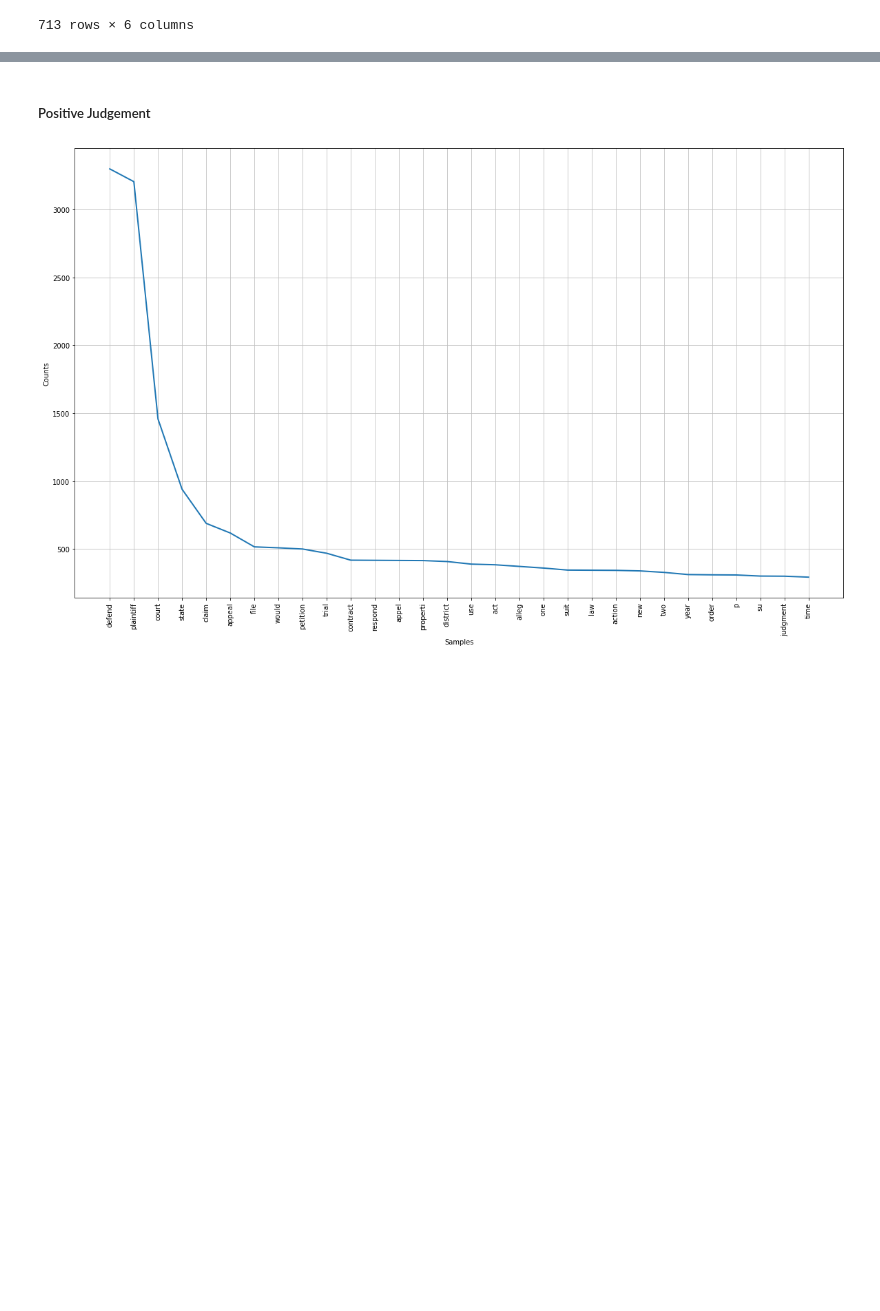
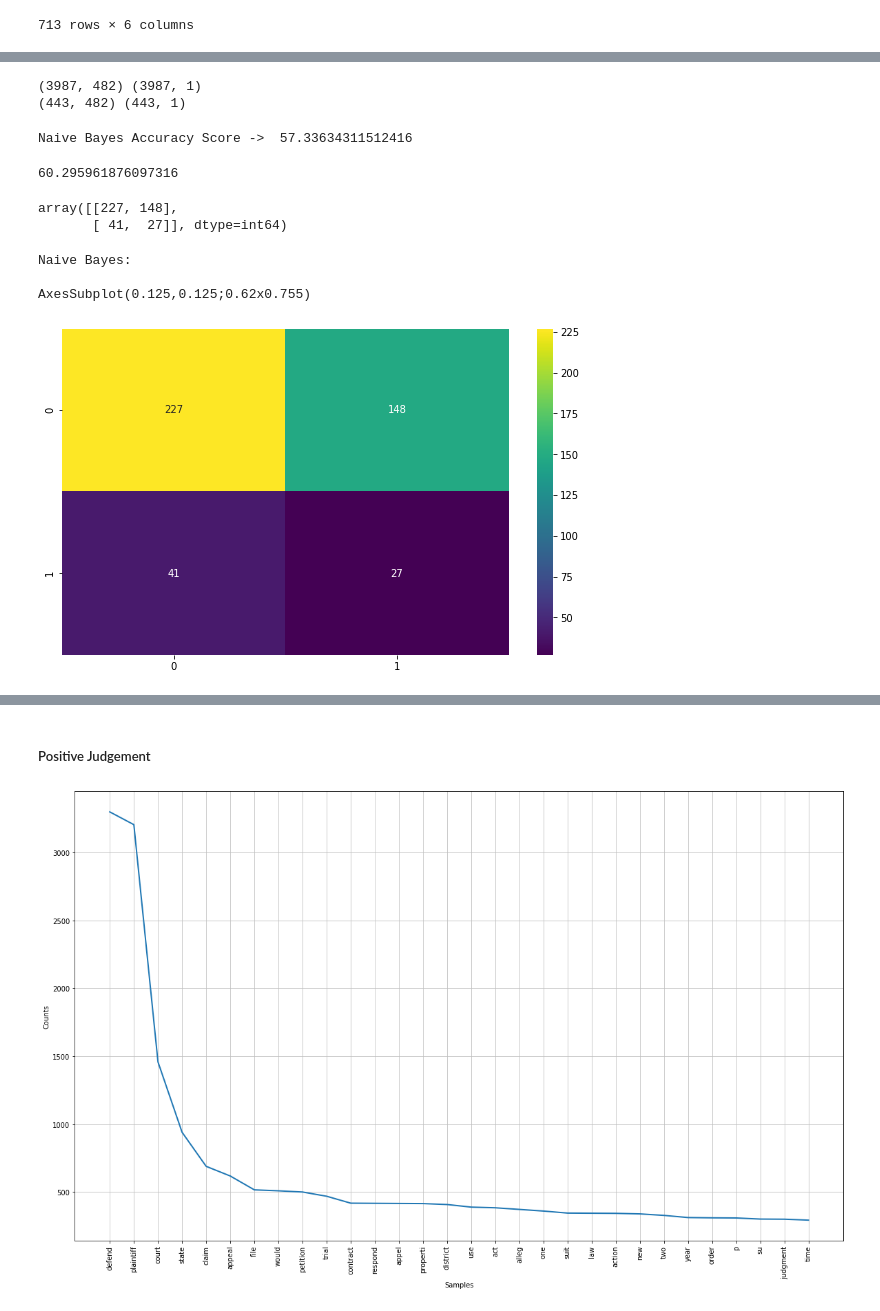
Before and after one commit to amandeepverma2908/-ML-LegalCounselorOfLaw, a Jupyter notebook: Legal.ipynb, the cells around one changed output, grey strips where cells are left out. Saved outputs shown, nothing was run; the diff lists cells and outputs as text; code cells hidden in the pictures; blank space fills up the shorter version.

```diff
--- a/Legal.ipynb
+++ b/Legal.ipynb
@@ -527,0 +599,10 @@ dtype('int64')
+# %%
+y = np.array(y).reshape(y.shape[0],1)
+# %%
+from sklearn.model_selection import train_test_split
+X_train, X_test, y_train, y_test = train_test_split(X,y, test_size = 0.10, random_state = 37,shuffle=True)
+print(X_train.shape,y_train.shape)
+print(X_test.shape,y_test.shape)
+# %% [output]
+(3987, 482) (3987, 1)
+(443, 482) (443, 1)
@@ -527,0 +612,30 @@ dtype('int64')
+# %%
+nv=naive_bayes.MultinomialNB()
+nv.fit(X_train,y_train)
+# predict the labels on validation dataset
+predictions_NB = nv.predict(X_test)
+# Use accuracy_score function to get the accuracy
+print("Naive Bayes Accuracy Score -> ",accuracy_score(predictions_NB, y_test)*100)
+# %% [output]
+Naive Bayes Accuracy Score ->  57.33634311512416
+# %%
+print(accuracy_score(y_train, nv.predict(X_train))*100)
+# %% [output]
+60.295961876097316
+# %%
+pn=confusion_matrix(predictions_NB,y_test)
+xn=pn
+xn
+# %% [output]
+array([[227, 148],
+       [ 41,  27]], dtype=int64)
+# %%
+print("Naive Bayes:\n")
+import seaborn as sns
+plt.figure(figsize=(10,6))
+print(sns.heatmap(pn, fmt='',annot=True,cmap='viridis'))
+# %% [output]
+Naive Bayes:
+
+AxesSubplot(0.125,0.125;0.62x0.755)
+[figure, added]
```
Also changed, not shown: parts of 101 cells of this notebook, 2 other files.
